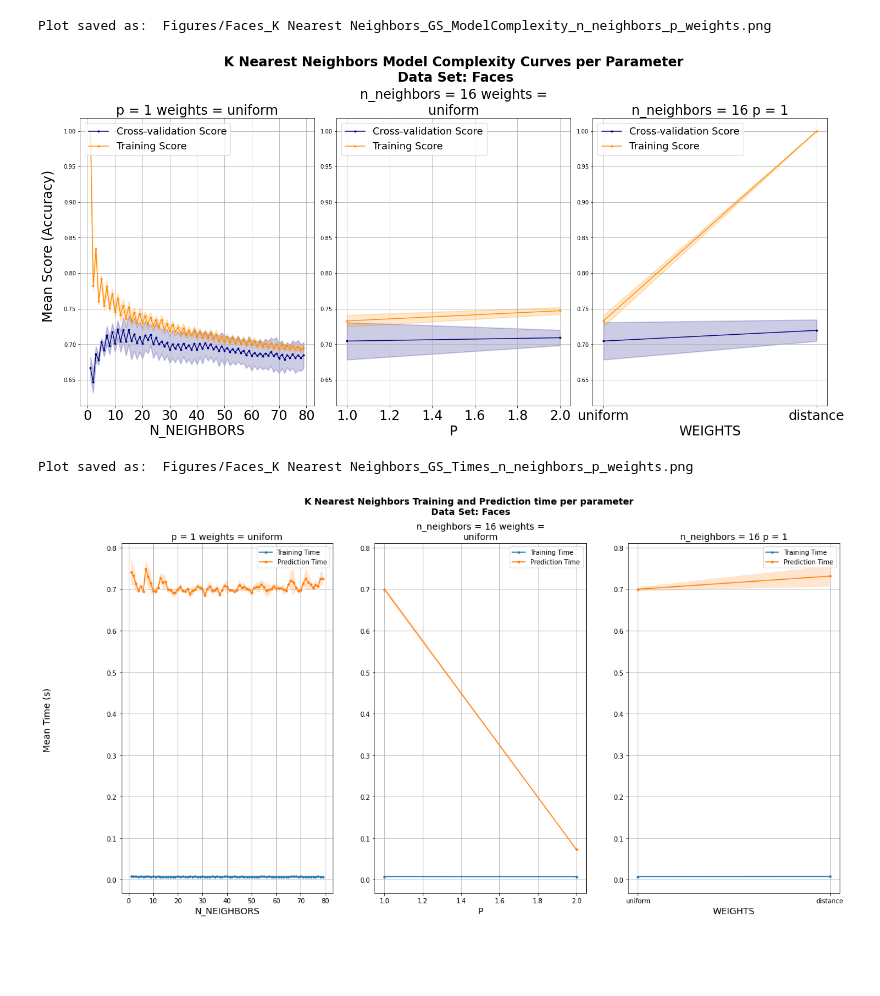
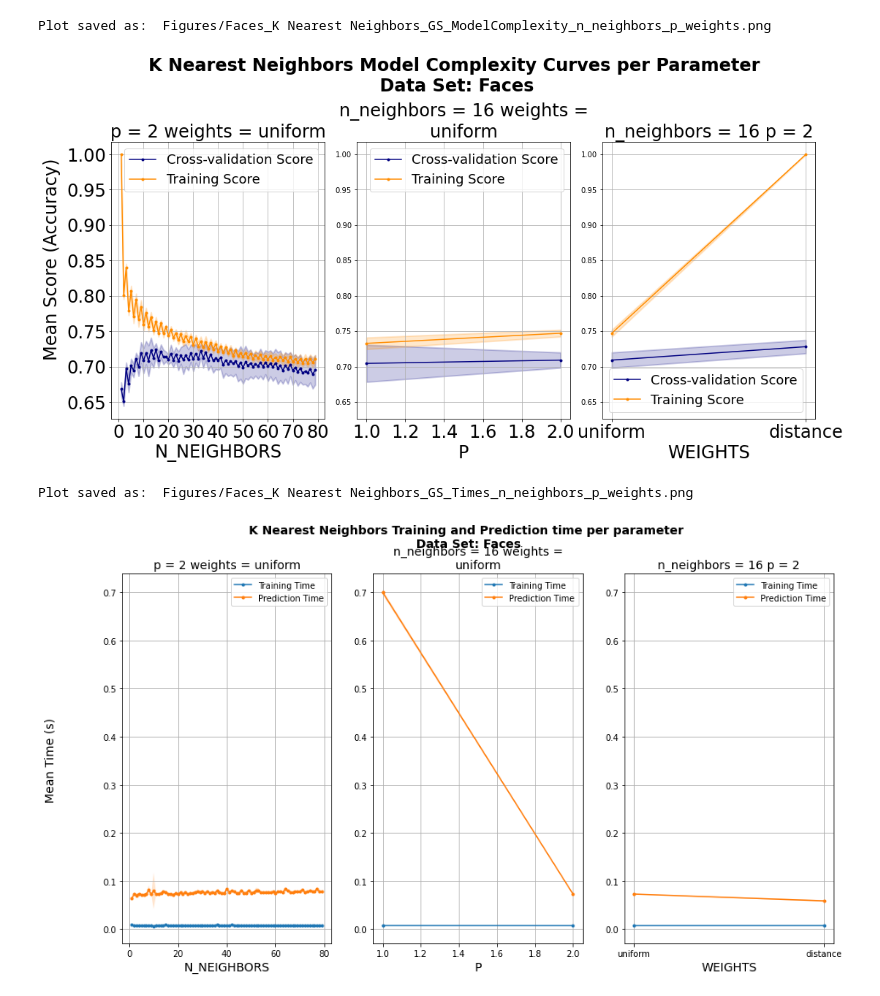
Before and after one commit to Inquisitive-ME/SupervisedLearning_Project_Code, a Jupyter notebook: KNN/faces_knn_analysis.ipynb, the cells around one changed output. Saved outputs shown, nothing was run; the diff lists cells and outputs as text; code cells hidden in the pictures; blank space fills up the shorter version.

```diff
--- a/KNN/faces_knn_analysis.ipynb
+++ b/KNN/faces_knn_analysis.ipynb
@@ -55,9 +55,9 @@ Saved  Analysis_Data/FACES_KNN_n_neighbors_1-79_weights_uniform-distance_p_1-2.p
 # %%
-unused_params_value_dict = {'p': 1, 'weights': 'uniform'}
+unused_params_value_dict = {'p': 2, 'weights': 'uniform'}
 common_grid_search_analysis.plot_grid_search_model_complexity(gs_results, PLOT_SAVE_LOCATION, ALGO=ALGO, DATASET=DATASET, unused_params_value_dict=unused_params_value_dict)
 common_grid_search_analysis.plot_grid_search_training_times(gs_results, PLOT_SAVE_LOCATION, ALGO=ALGO, DATASET=DATASET, unused_params_value_dict=unused_params_value_dict)
 # %% [output]
 Plot saved as:  Figures/Faces_K Nearest Neighbors_GS_ModelComplexity_n_neighbors_p_weights.png
-[figure, old version]
+[figure, new version]
 Plot saved as:  Figures/Faces_K Nearest Neighbors_GS_Times_n_neighbors_p_weights.png
-[figure, old version]
+[figure, new version]
```
Also changed, not shown: parts of 11 cells of this notebook.
